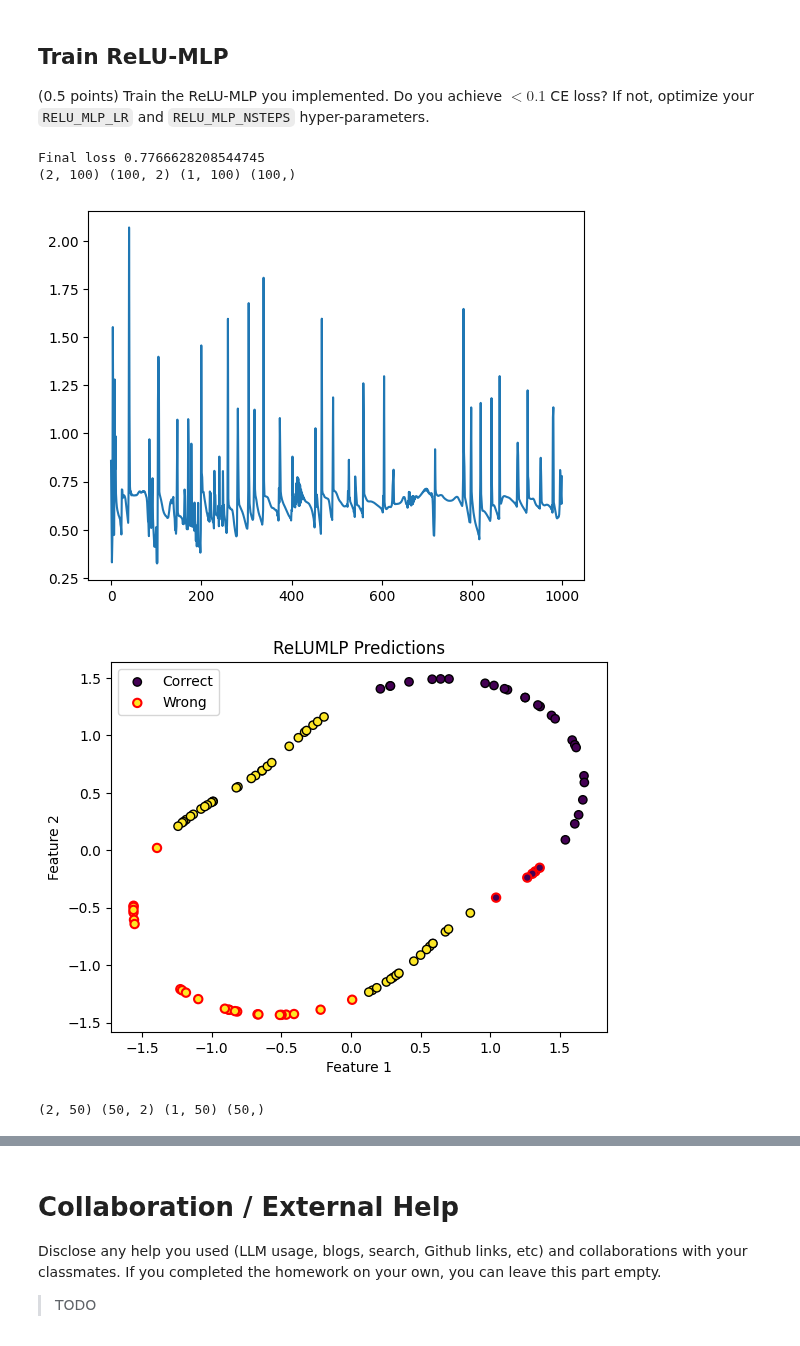
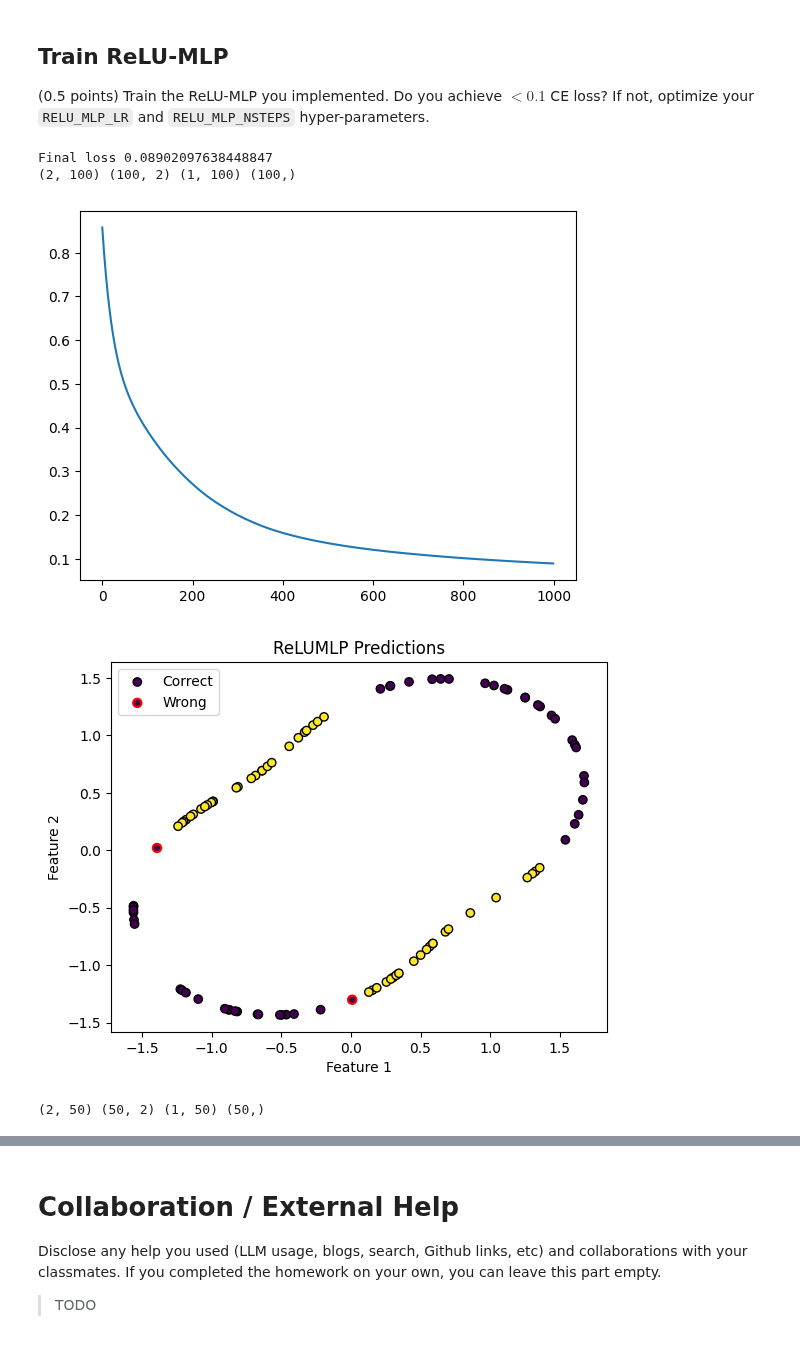
Before and after one commit to AfraAd/CSC413-Homeworks, a Jupyter notebook: Fall25_HW2_MLP.ipynb, the cells around one changed output, grey strips where cells are left out. Saved outputs shown, nothing was run; the diff lists cells and outputs as text; code cells hidden in the pictures.

```diff
--- a/Fall25_HW2_MLP.ipynb
+++ b/Fall25_HW2_MLP.ipynb
@@ -678,32 +678,32 @@ If not, optimize your `RELU_MLP_LR` and `RELU_MLP_NSTEPS` hyper-parameters.
 # %%
 def train_relu_mlp(mlp, learning_rate: float, n_iterations: int,
                    inputs: np.typing.ArrayLike, targets: np.typing.ArrayLike) -> List[float]:
     losses = []
     for _ in range(n_iterations):
         loss = step_relu_network(mlp, inputs, targets, learning_rate)
         losses.append(loss)
     return losses
 
 ## Pay attention to the shape of the input
 inputs = flower_X.T
 targets = flower_y
 from sklearn.preprocessing import OneHotEncoder
 np.random.seed(SEED)
 targets = OneHotEncoder().fit_transform(targets).toarray().T
 relu_mlp = ReLUMLP([2, 16, 16, NUM_CLASSES])
 ##########################################
 ## TODO: find correct hyper-parameters
-RELU_MLP_LR = 1
+RELU_MLP_LR = 0.01
 RELU_MLP_NSTEPS = 1000
 ##########################################
 losses = train_relu_mlp(relu_mlp, RELU_MLP_LR, RELU_MLP_NSTEPS, inputs, targets)
 print(f"Final loss {losses[-1]}")
 plt.plot(losses)
 plot_predictions(flower_X.T, flower_y.T, relu_mlp, "ReLUMLP Predictions")
 plot_predictions(valid_X.T, valid_y.T, relu_mlp, "ReLUMLP Predictions")
 # %% [output]
-Final loss 0.7766628208544745
+Final loss 0.08902097638448847
 (2, 100) (100, 2) (1, 100) (100,)
-[figure, old version]
+[figure, new version]
-[figure, old version]
+[figure, new version]
 (2, 50) (50, 2) (1, 50) (50,)
```
Also changed, not shown: parts of 1 cell of this notebook.
